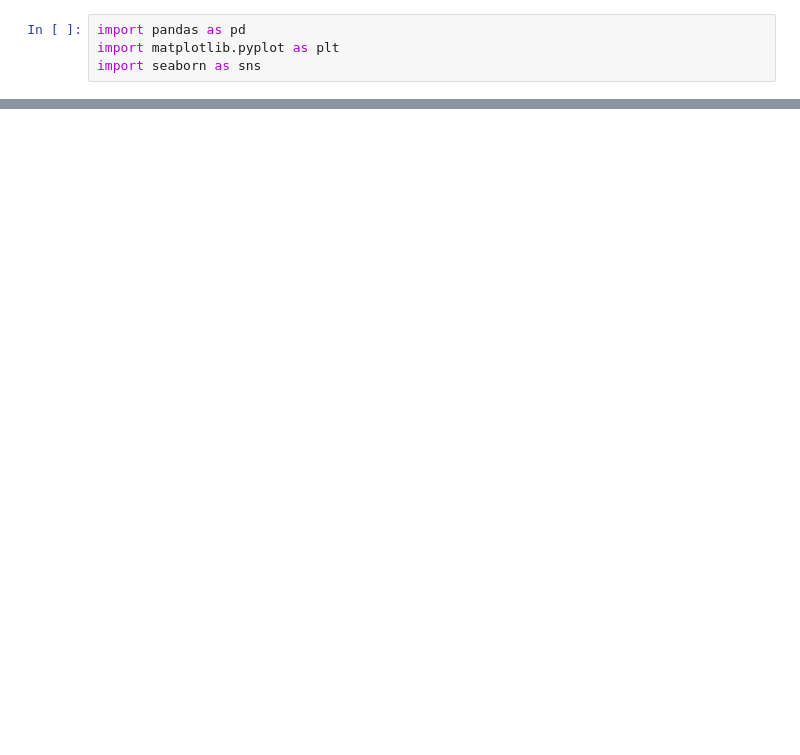
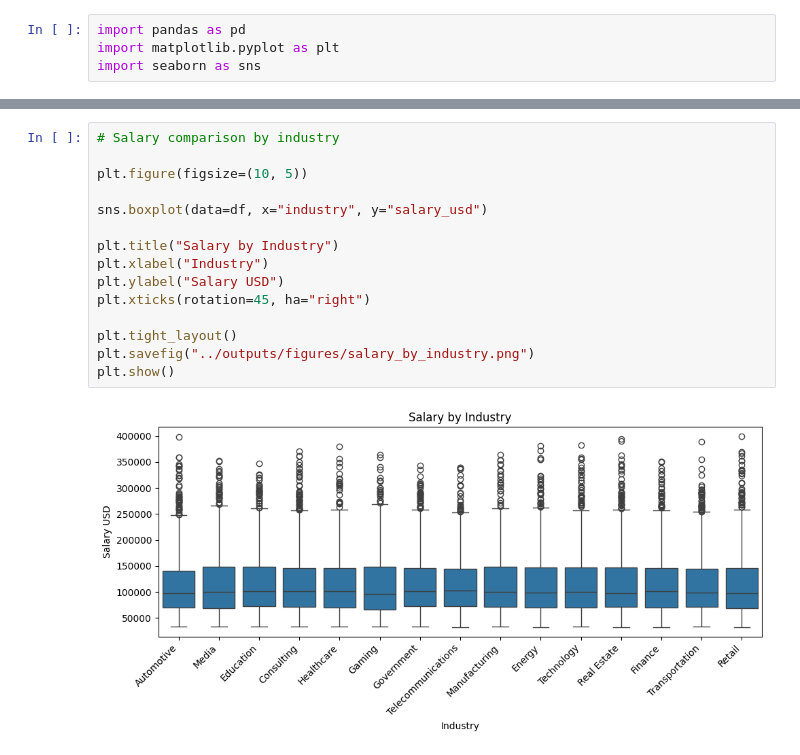
Before and after one commit to milipatel1309/ai-job-market-analysis, a Jupyter notebook: notebooks/02_eda.ipynb, the cells around one changed output, grey strips where cells are left out. Saved outputs shown, nothing was run; the diff lists cells and outputs as text; blank space fills up the shorter version.

Commit message:
Completed data cleaning, EDA, and modeling

```diff
--- a/notebooks/02_eda.ipynb
+++ b/notebooks/02_eda.ipynb
@@ -71,0 +106,17 @@ plt.show()
+# %%
+# Salary comparison by industry
+
+plt.figure(figsize=(10, 5))
+
+sns.boxplot(data=df, x="industry", y="salary_usd")
+
+plt.title("Salary by Industry")
+plt.xlabel("Industry")
+plt.ylabel("Salary USD")
+plt.xticks(rotation=45, ha="right")
+
+plt.tight_layout()
+plt.savefig("../outputs/figures/salary_by_industry.png")
+plt.show()
+# %% [output]
+[figure, added]
```
Also changed, not shown: parts of 8 cells of this notebook, 8 other files.
